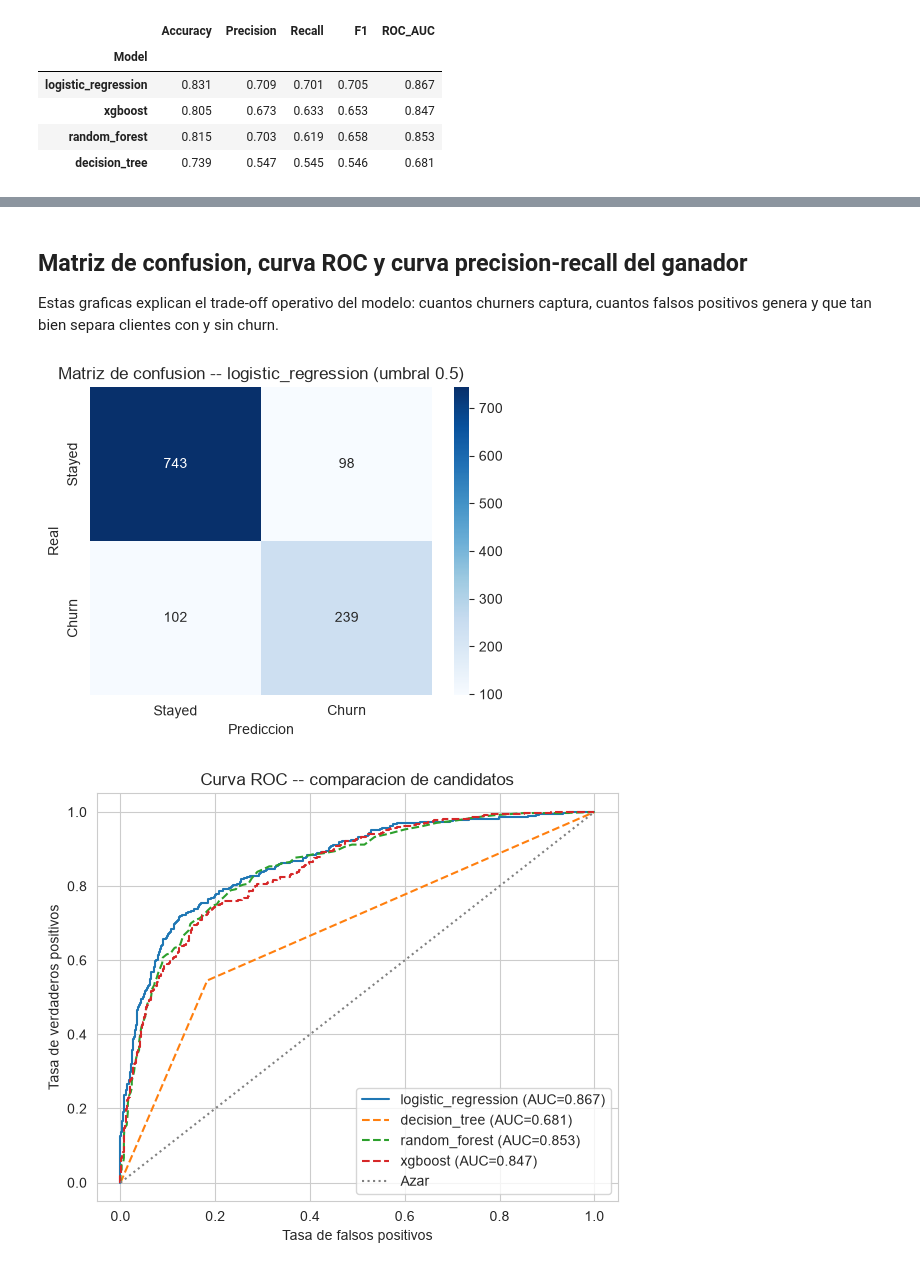
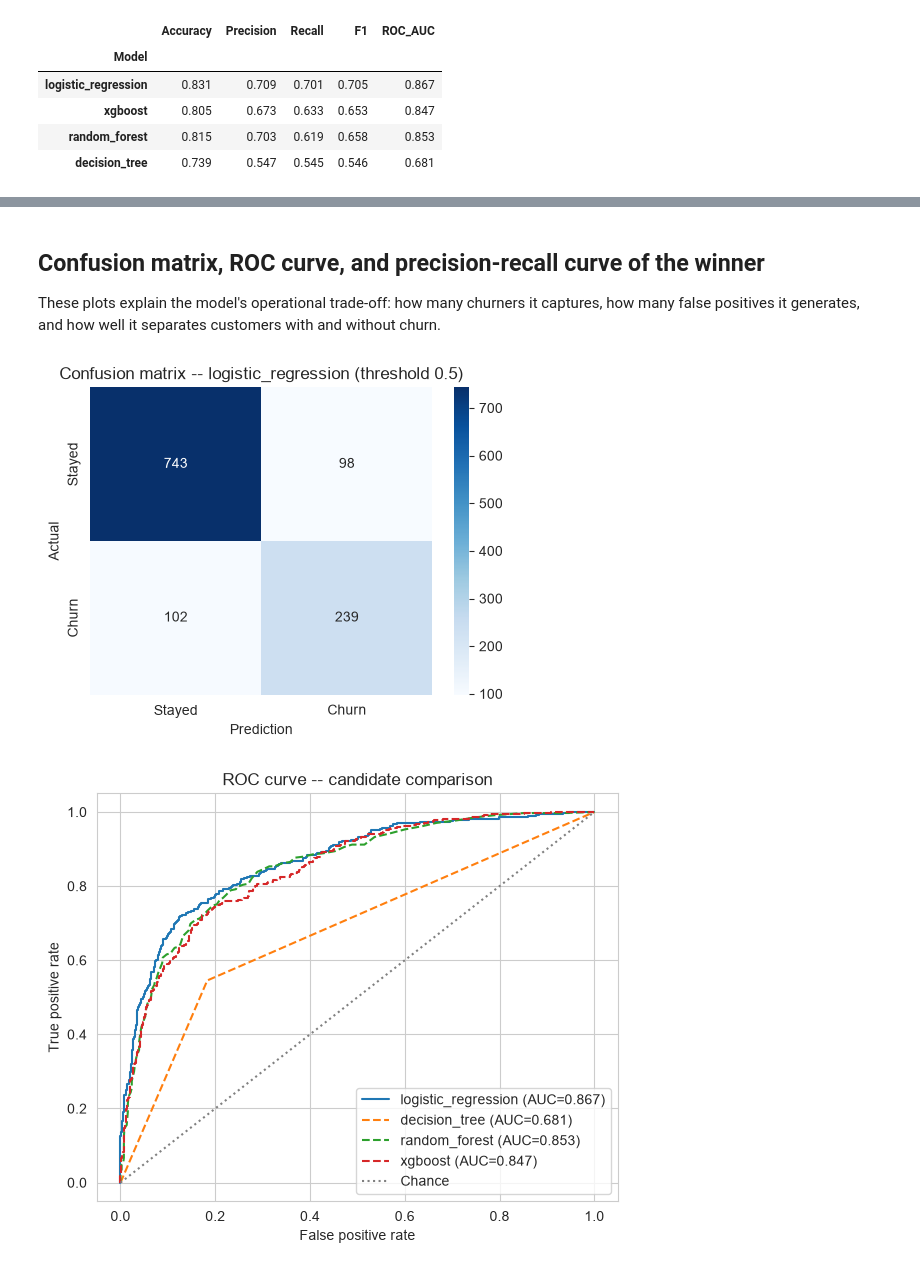
Before and after one commit to orodriguezh33/Customer-Churn-Analysis-Portfolio, a Jupyter notebook: notebooks/07_model_evaluation.ipynb, the cells around one changed output, grey strips where cells are left out. Drawn from its saved outputs; the diff is of its cells as text; code cells hidden in the pictures.

```diff
--- a/notebooks/07_model_evaluation.ipynb
+++ b/notebooks/07_model_evaluation.ipynb
@@ -88,39 +88,39 @@ Guardado: model_candidates.csv
 | 2 | random_forest | 0.815 | 0.703 | 0.619 | 0.658 | 0.853 | False |
 | 3 | xgboost | 0.805 | 0.673 | 0.633 | 0.653 | 0.847 | False |
 # %% [markdown]
-## Matriz de confusion, curva ROC y curva precision-recall del ganador
+## Confusion matrix, ROC curve, and precision-recall curve of the winner
 
-Estas graficas explican el trade-off operativo del modelo: cuantos churners captura, cuantos falsos positivos genera y que tan bien separa clientes con y sin churn.
+These plots explain the model's operational trade-off: how many churners it captures, how many false positives it generates, and how well it separates customers with and without churn.
 # %%
 y_pred_best = models[BEST_MODEL_NAME].predict(X_test)
 cm = confusion_matrix(y_test, y_pred_best)
 
 plt.figure(figsize=(5, 4))
 sns.heatmap(cm, annot=True, fmt="d", cmap="Blues", xticklabels=["Stayed", "Churn"], yticklabels=["Stayed", "Churn"])
-plt.title(f"Matriz de confusion -- {BEST_MODEL_NAME} (umbral 0.5)")
-plt.xlabel("Prediccion")
-plt.ylabel("Real")
+plt.title(f"Confusion matrix -- {BEST_MODEL_NAME} (threshold 0.5)")
+plt.xlabel("Prediction")
+plt.ylabel("Actual")
 plt.tight_layout()
 plt.show()
 # %% [output]
-[figure, old version]
+[figure, new version]
 # %%
 plt.figure(figsize=(6, 5))
 for name, y_proba in probas.items():
     fpr, tpr, _ = roc_curve(y_test, y_proba)
     auc = roc_auc_score(y_test, y_proba)
     style = "-" if name == BEST_MODEL_NAME else "--"
     plt.plot(fpr, tpr, style, label=f"{name} (AUC={auc:.3f})")
 
-plt.plot([0, 1], [0, 1], linestyle=":", color="gray", label="Azar")
-plt.xlabel("Tasa de falsos positivos")
-plt.ylabel("Tasa de verdaderos positivos")
-plt.title("Curva ROC -- comparacion de candidatos")
+plt.plot([0, 1], [0, 1], linestyle=":", color="gray", label="Chance")
+plt.xlabel("False positive rate")
+plt.ylabel("True positive rate")
+plt.title("ROC curve -- candidate comparison")
 plt.legend()
 plt.tight_layout()
 plt.show()
 # %% [output]
-[figure, old version]
+[figure, new version]
 # %%
 baseline = y_test.mean()
 
```
Also changed, not shown: parts of 8 cells of this notebook, 24 other files.
